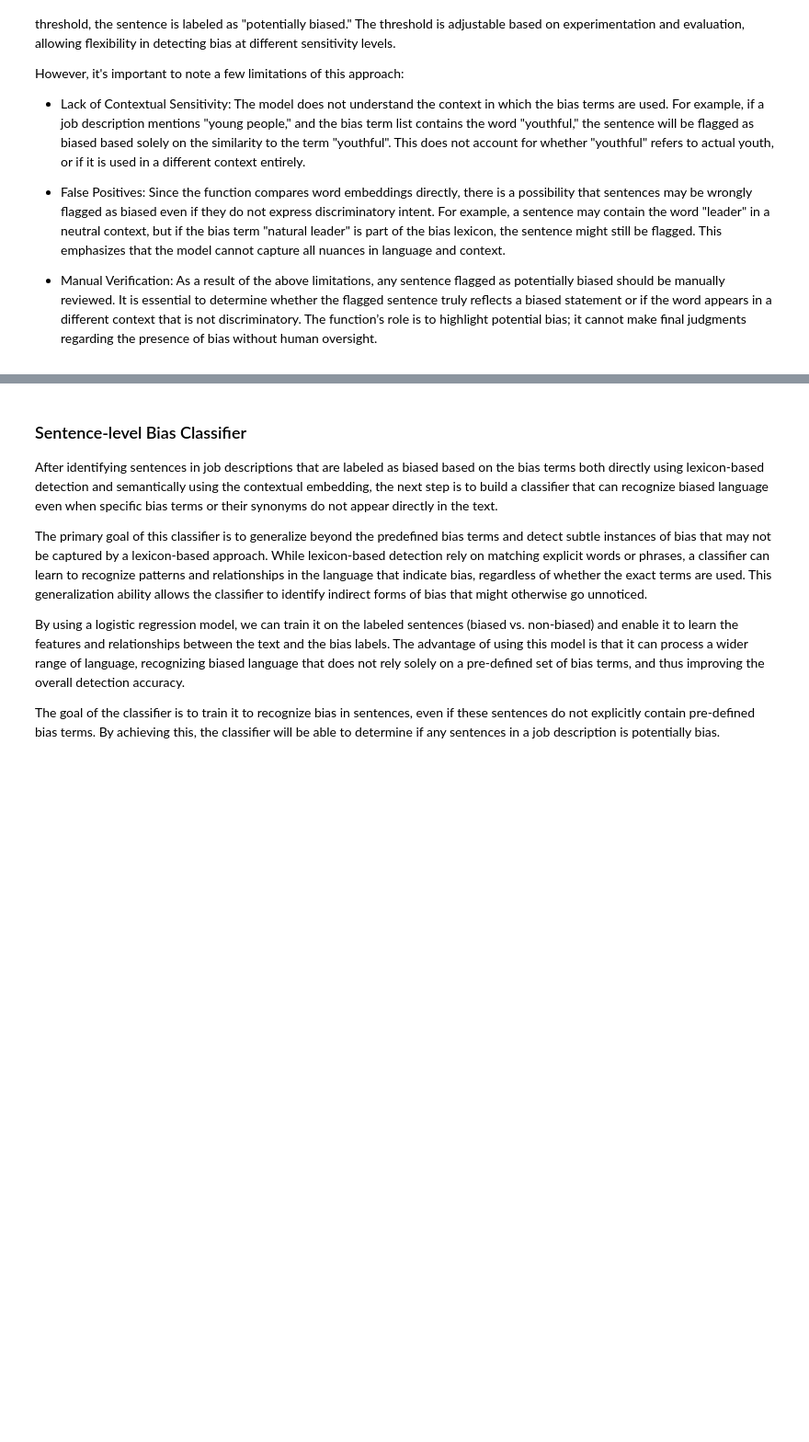
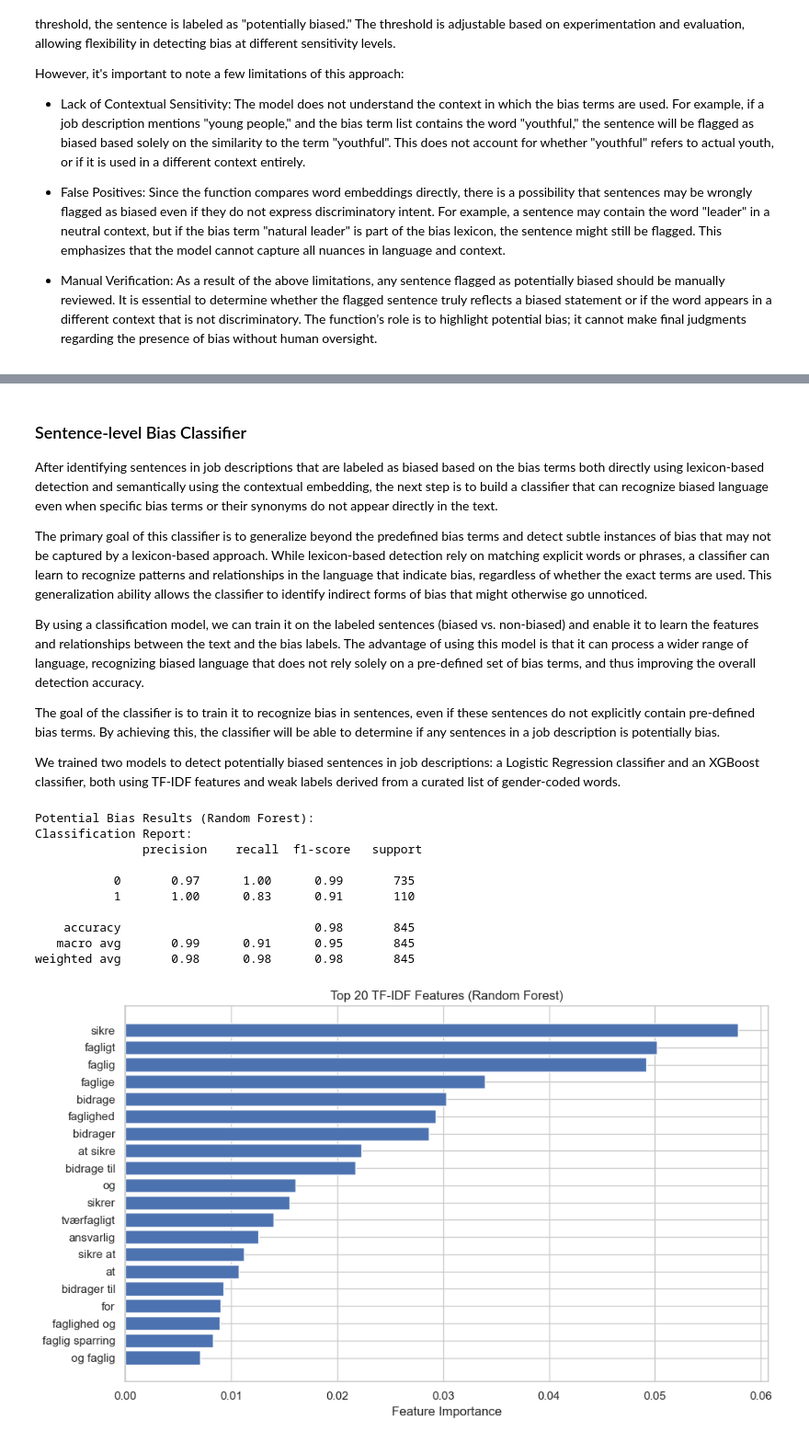
Before and after one commit to annemollelsborg/detection_of_workforce_discrimination, a Jupyter notebook: Women_in_men_fields.ipynb, the cells around one changed output, grey strips where cells are left out. Shown at 92% size. Drawn from its saved outputs; the diff is of its cells as text; code cells hidden in the pictures; blank space fills up the shorter version.

```diff
--- a/Women_in_men_fields.ipynb
+++ b/Women_in_men_fields.ipynb
@@ -627,12 +652,14 @@ After identifying sentences in job descriptions that are labeled as biased based
 
 The primary goal of this classifier is to generalize beyond the predefined bias terms and detect subtle instances of bias that may not be captured by a lexicon-based approach. While lexicon-based detection rely on matching explicit words or phrases, a classifier can learn to recognize patterns and relationships in the language that indicate bias, regardless of whether the exact terms are used. This generalization ability allows the classifier to identify indirect forms of bias that might otherwise go unnoticed.
 
-By using a logistic regression model, we can train it on the labeled sentences (biased vs. non-biased) and enable it to learn the features and relationships between the text and the bias labels. The advantage of using this model is that it can process a wider range of language, recognizing biased language that does not rely solely on a pre-defined set of bias terms, and thus improving the overall detection accuracy.
+By using a classification model, we can train it on the labeled sentences (biased vs. non-biased) and enable it to learn the features and relationships between the text and the bias labels. The advantage of using this model is that it can process a wider range of language, recognizing biased language that does not rely solely on a pre-defined set of bias terms, and thus improving the overall detection accuracy.
 
 The goal of the classifier is to train it to recognize bias in sentences, even if these sentences do not explicitly contain pre-defined bias terms. By achieving this, the classifier will be able to determine if any sentences in a job description is potentially bias.
+
+We trained two models to detect potentially biased sentences in job descriptions: a Logistic Regression classifier and an XGBoost classifier, both using TF-IDF features and weak labels derived from a curated list of gender-coded words.
 # %%
 # Example bias terms and job description, should be replaced
-bias_terms_weak_label = ["dominerende", "aggressiv", "ekstrovert", "ansvarlig", "naturlig leder", "faglig"]
+bias_terms_weak_label = ["dominerende", "aggressiv", "ekstrovert", "ansvarlig", "naturlig leder", "faglig", "sikre", "bidrage"]
 # %%
 def label_data(df, bias_terms_weak_label, title_col="title", desc_col="description"):
     sentences = []
@@ -681,6 +708,59 @@ def classify_bias(df_labeled):
     #scores = cross_val_score(clf, X, y, cv=5, scoring='f1')
     #cross_validation = {"F1 scores:", scores, "Mean F1:", scores.mean()}
     return classification_report(y_test, y_pred)
+# %%
+df_labeled = label_data(df, bias_terms_weak_label, title_col="title", desc_col="description")
 # %%
 print("Potential Bias Results:")
 print(classify_bias(df_labeled))
+# %%
+from sklearn.ensemble import RandomForestClassifier
+from sklearn.metrics import classification_report, confusion_matrix
+import matplotlib.pyplot as plt
+import numpy as np
+
+def classify_bias_rf(df_labeled, top_n_features=20):
+    # Convert text to TF-IDF features
+    vectorizer = TfidfVectorizer(ngram_range=(1, 2), max_features=1000)
+    X = vectorizer.fit_transform(df_labeled['sentence'])
+    y = df_labeled['label']
+
+    # Train/test split
+    X_train, X_test, y_train, y_test = train_test_split(X, y, test_size=0.2, random_state=42)
+
+    # Train Random Forest
+    clf = RandomForestClassifier(n_estimators=100, random_state=42)
+    clf.fit(X_train, y_train)
+
+    # Evaluate
+    y_pred = clf.predict(X_test)
+    print("Classification Report:\n", classification_report(y_test, y_pred))
+
+    # Feature importance plot
+    feature_names = vectorizer.get_feature_names_out()
+    importances = clf.feature_importances_
+    indices = np.argsort(importances)[-top_n_features:][::-1]
+
+    plt.figure(figsize=(10, 6))
+    plt.barh(range(top_n_features), importances[indices], align='center')
+    plt.yticks(range(top_n_features), [feature_names[i] for i in indices])
+    plt.xlabel("Feature Importance")
+    plt.title(f"Top {top_n_features} TF-IDF Features (Random Forest)")
+    plt.gca().invert_yaxis()
+    plt.tight_layout()
+    plt.show()
+# %%
+print("Potential Bias Results (Random Forest):")
+classify_bias_rf(df_labeled)
+# %% [output]
+Potential Bias Results (Random Forest):
+Classification Report:
+               precision    recall  f1-score   support
+
+           0       0.97      1.00      0.99       735
+           1       1.00      0.83      0.91       110
+
+    accuracy                           0.98       845
+   macro avg       0.99      0.91      0.95       845
+weighted avg       0.98      0.98      0.98       845
+[figure, added]
```
Also changed, not shown: parts of 12 cells of this notebook.
